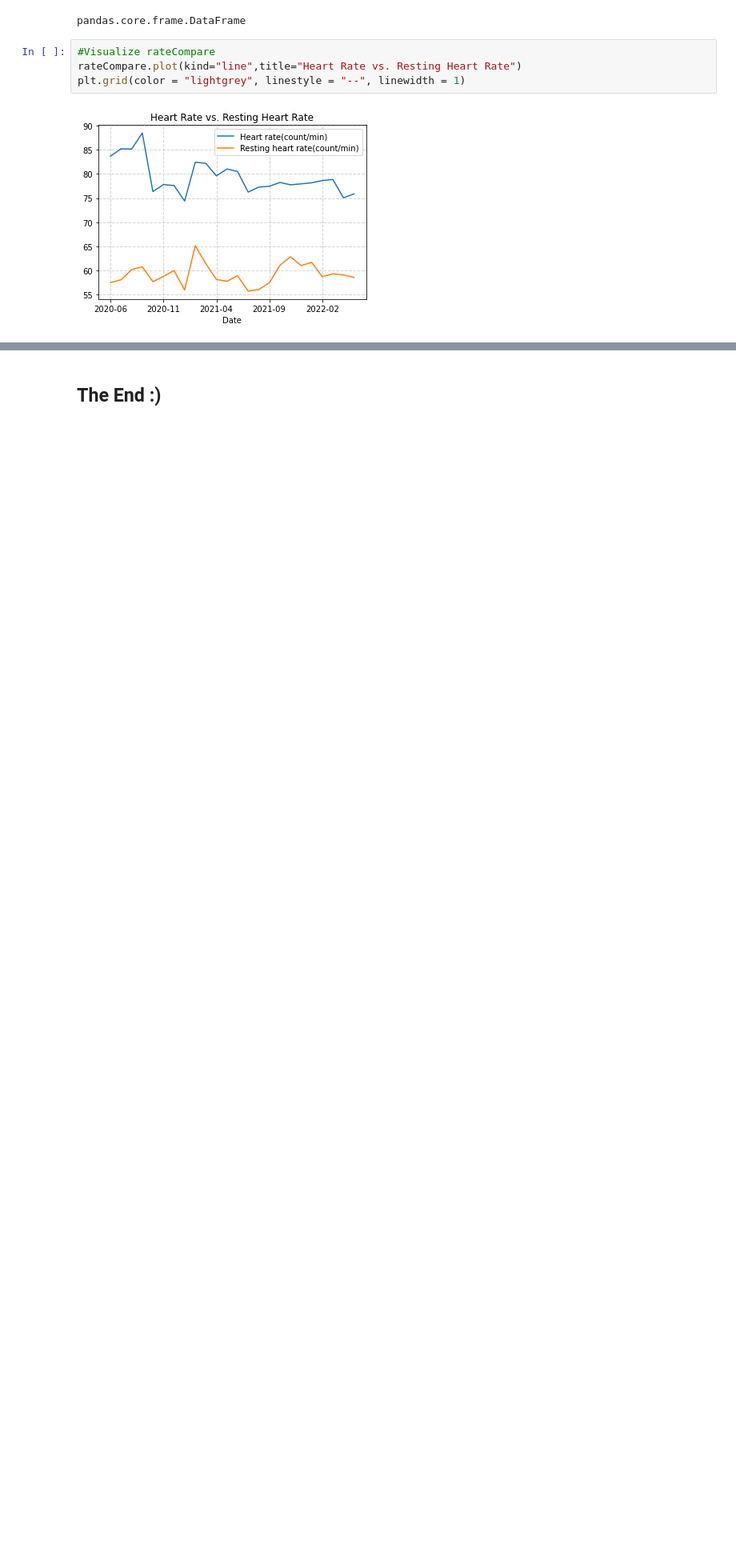
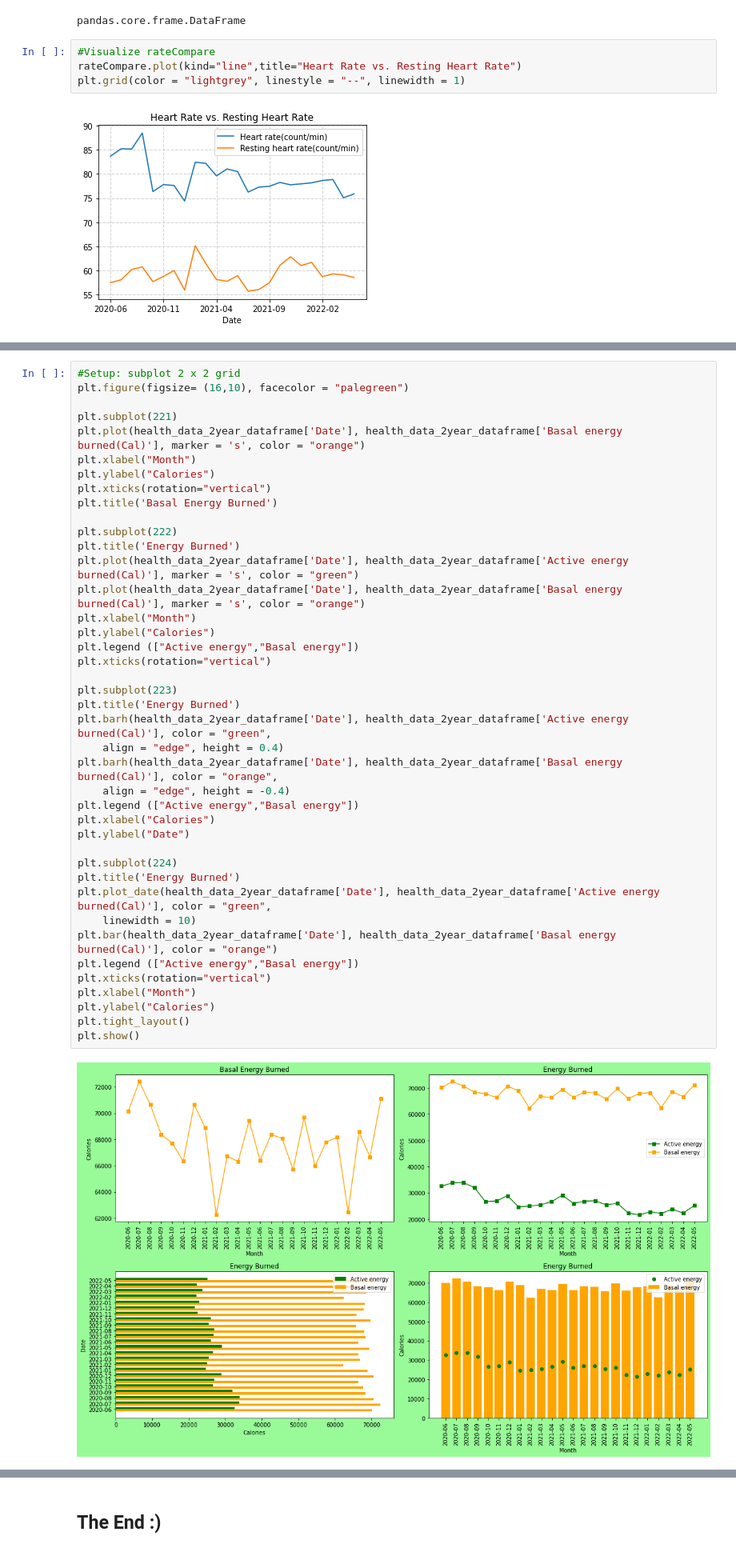
Before and after one commit to KimBug29/AppleDataKW, a Jupyter notebook: HealthData.ipynb, the cells around one changed output, grey strips where cells are left out. Shown: that part at 80% size. Drawn from its saved outputs; the diff is of its cells as text; blank space fills up the shorter version.

```diff
--- a/HealthData.ipynb
+++ b/HealthData.ipynb
@@ -318,0 +322,43 @@ plt.grid(color = "lightgrey", linestyle = "--", linewidth = 1)
+# %%
+#Setup: subplot 2 x 2 grid
+plt.figure(figsize= (16,10), facecolor = "palegreen")
+
+plt.subplot(221)
+plt.plot(health_data_2year_dataframe['Date'], health_data_2year_dataframe['Basal energy burned(Cal)'], marker = 's', color = "orange")
+plt.xlabel("Month")
+plt.ylabel("Calories")
+plt.xticks(rotation="vertical")
+plt.title('Basal Energy Burned')
+
+plt.subplot(222)
+plt.title('Energy Burned')
+plt.plot(health_data_2year_dataframe['Date'], health_data_2year_dataframe['Active energy burned(Cal)'], marker = 's', color = "green")
+plt.plot(health_data_2year_dataframe['Date'], health_data_2year_dataframe['Basal energy burned(Cal)'], marker = 's', color = "orange")
+plt.xlabel("Month")
+plt.ylabel("Calories")
+plt.legend (["Active energy","Basal energy"])
+plt.xticks(rotation="vertical")
+
+plt.subplot(223)
+plt.title('Energy Burned')
+plt.barh(health_data_2year_dataframe['Date'], health_data_2year_dataframe['Active energy burned(Cal)'], color = "green",
+    align = "edge", height = 0.4)
+plt.barh(health_data_2year_dataframe['Date'], health_data_2year_dataframe['Basal energy burned(Cal)'], color = "orange",
+    align = "edge", height = -0.4)
+plt.legend (["Active energy","Basal energy"])
+plt.xlabel("Calories")
+plt.ylabel("Date")
+
+plt.subplot(224)
+plt.title('Energy Burned')
+plt.plot_date(health_data_2year_dataframe['Date'], health_data_2year_dataframe['Active energy burned(Cal)'], color = "green",
+    linewidth = 10)
+plt.bar(health_data_2year_dataframe['Date'], health_data_2year_dataframe['Basal energy burned(Cal)'], color = "orange")
+plt.legend (["Active energy","Basal energy"])
+plt.xticks(rotation="vertical")
+plt.xlabel("Month")
+plt.ylabel("Calories")
+plt.tight_layout()
+plt.show()
+# %% [output]
+[figure, added]
```
Also changed, not shown: parts of 3 cells of this notebook.
